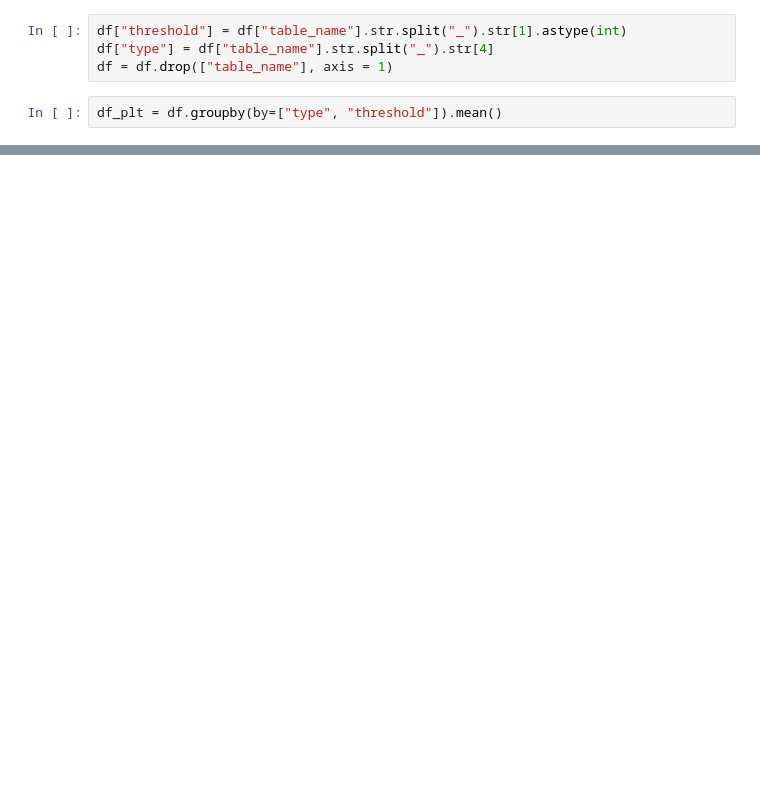
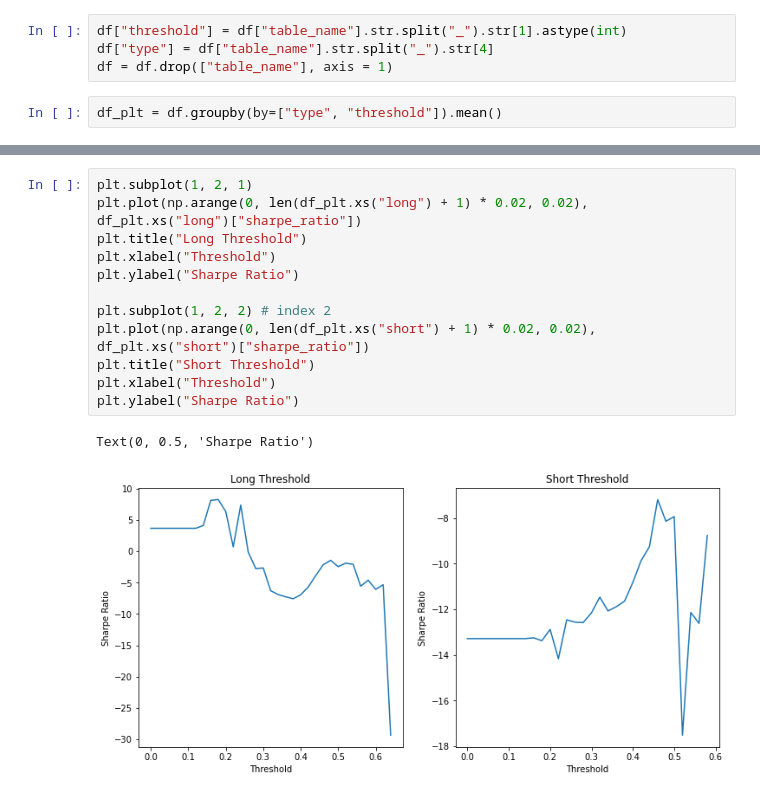
Before and after one commit to TazTornadoo/crypto_billionairs, a Jupyter notebook: Python/setting_different_long_short_thresholds.ipynb, the cells around one changed output, grey strips where cells are left out. Saved outputs shown, nothing was run; the diff lists cells and outputs as text; blank space fills up the shorter version.

```diff
--- a/Python/setting_different_long_short_thresholds.ipynb
+++ b/Python/setting_different_long_short_thresholds.ipynb
@@ -96,0 +73,15 @@ plt.show()
+# %%
+plt.subplot(1, 2, 1)
+plt.plot(np.arange(0, len(df_plt.xs("long") + 1) * 0.02, 0.02), df_plt.xs("long")["sharpe_ratio"])
+plt.title("Long Threshold")
+plt.xlabel("Threshold")
+plt.ylabel("Sharpe Ratio")
+
+plt.subplot(1, 2, 2) # index 2
+plt.plot(np.arange(0, len(df_plt.xs("short") + 1) * 0.02, 0.02), df_plt.xs("short")["sharpe_ratio"])
+plt.title("Short Threshold")
+plt.xlabel("Threshold")
+plt.ylabel("Sharpe Ratio")
+# %% [output]
+Text(0, 0.5, 'Sharpe Ratio')
+[figure, added]
```
Also changed, not shown: parts of 12 cells of this notebook, 3 other files.
